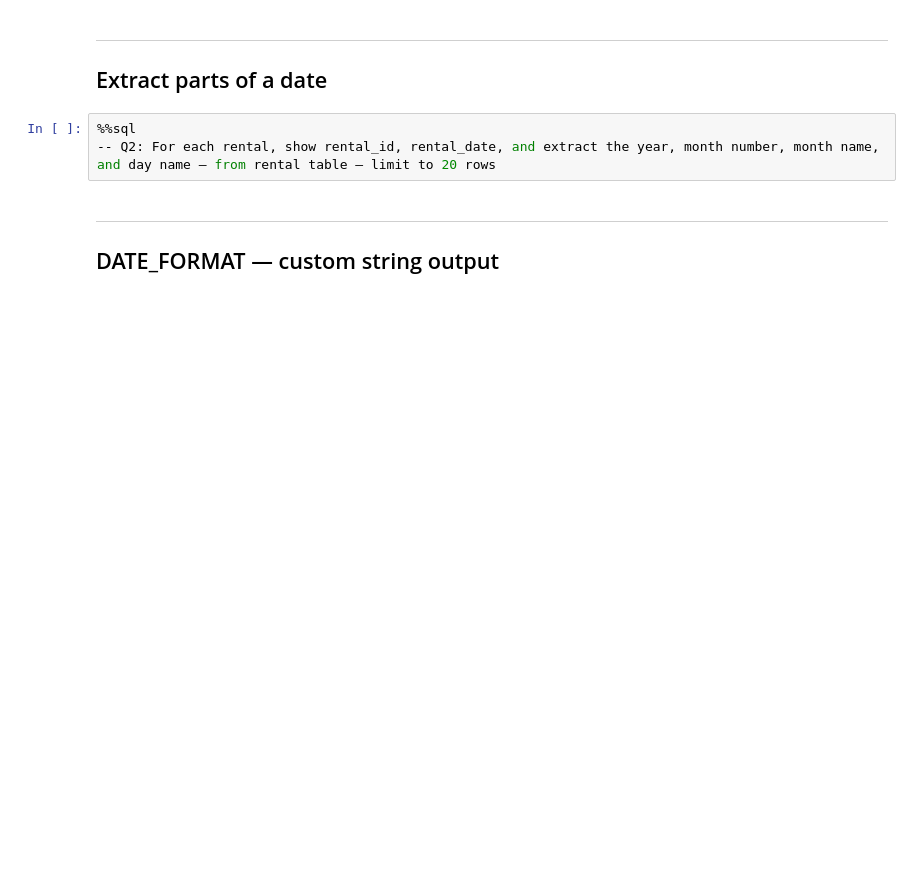
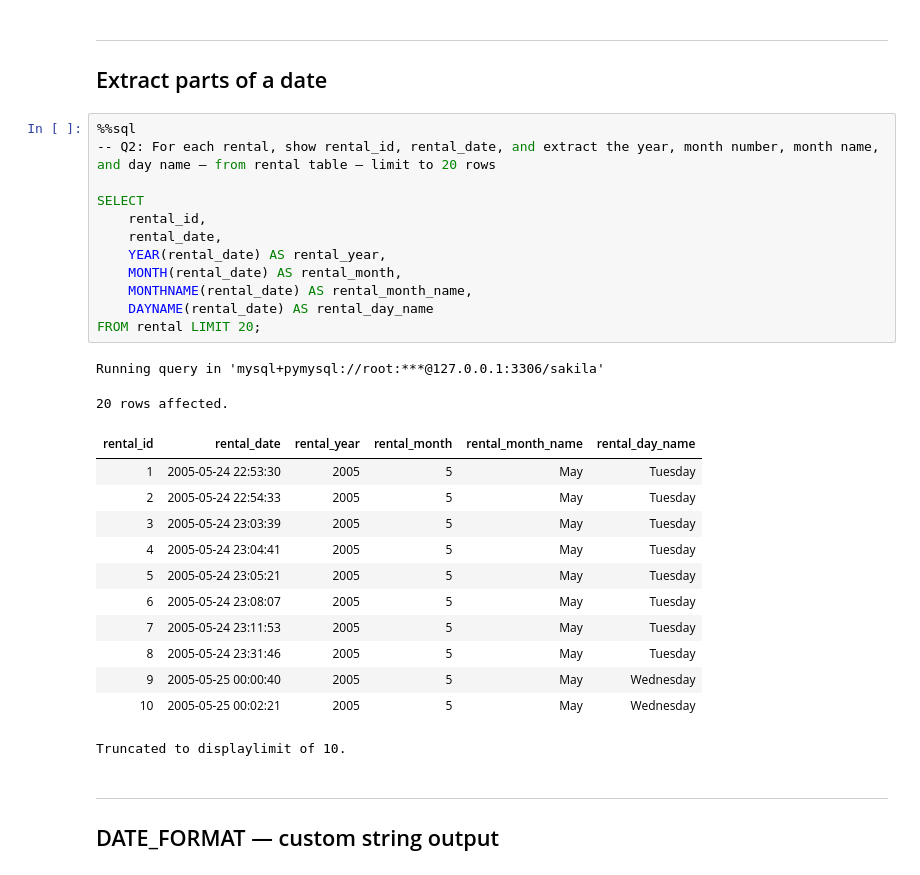
Before and after one commit to yaseen-asaliya/Databases-Notes, a Jupyter notebook: 04-datetime-functions.ipynb, the cells around one changed output. Saved outputs shown, nothing was run; the diff lists cells and outputs as text; blank space fills up the shorter version.

```diff
--- a/04-datetime-functions.ipynb
+++ b/04-datetime-functions.ipynb
@@ -35,6 +44,30 @@
 # %%
 %%sql
 -- Q2: For each rental, show rental_id, rental_date, and extract the year, month number, month name, and day name — from rental table — limit to 20 rows
+
+SELECT
+    rental_id,
+    rental_date,
+    YEAR(rental_date) AS rental_year,
+    MONTH(rental_date) AS rental_month,
+    MONTHNAME(rental_date) AS rental_month_name,
+    DAYNAME(rental_date) AS rental_day_name
+FROM rental LIMIT 20;
+# %% [output]
+Running query in 'mysql+pymysql://root:***@127.0.0.1:3306/sakila'
+20 rows affected.
+| rental_id | rental_date | rental_year | rental_month | rental_month_name | rental_day_name |
+| 1 | 2005-05-24 22:53:30 | 2005 | 5 | May | Tuesday |
+| 2 | 2005-05-24 22:54:33 | 2005 | 5 | May | Tuesday |
+| 3 | 2005-05-24 23:03:39 | 2005 | 5 | May | Tuesday |
+| 4 | 2005-05-24 23:04:41 | 2005 | 5 | May | Tuesday |
+| 5 | 2005-05-24 23:05:21 | 2005 | 5 | May | Tuesday |
+| 6 | 2005-05-24 23:08:07 | 2005 | 5 | May | Tuesday |
+| 7 | 2005-05-24 23:11:53 | 2005 | 5 | May | Tuesday |
+| 8 | 2005-05-24 23:31:46 | 2005 | 5 | May | Tuesday |
+| 9 | 2005-05-25 00:00:40 | 2005 | 5 | May | Wednesday |
+| 10 | 2005-05-25 00:02:21 | 2005 | 5 | May | Wednesday |
+Truncated to displaylimit of 10.
 # %% [markdown]
 ---
 ## DATE_FORMAT — custom string output
```
Also changed, not shown: parts of 12 cells of this notebook.
